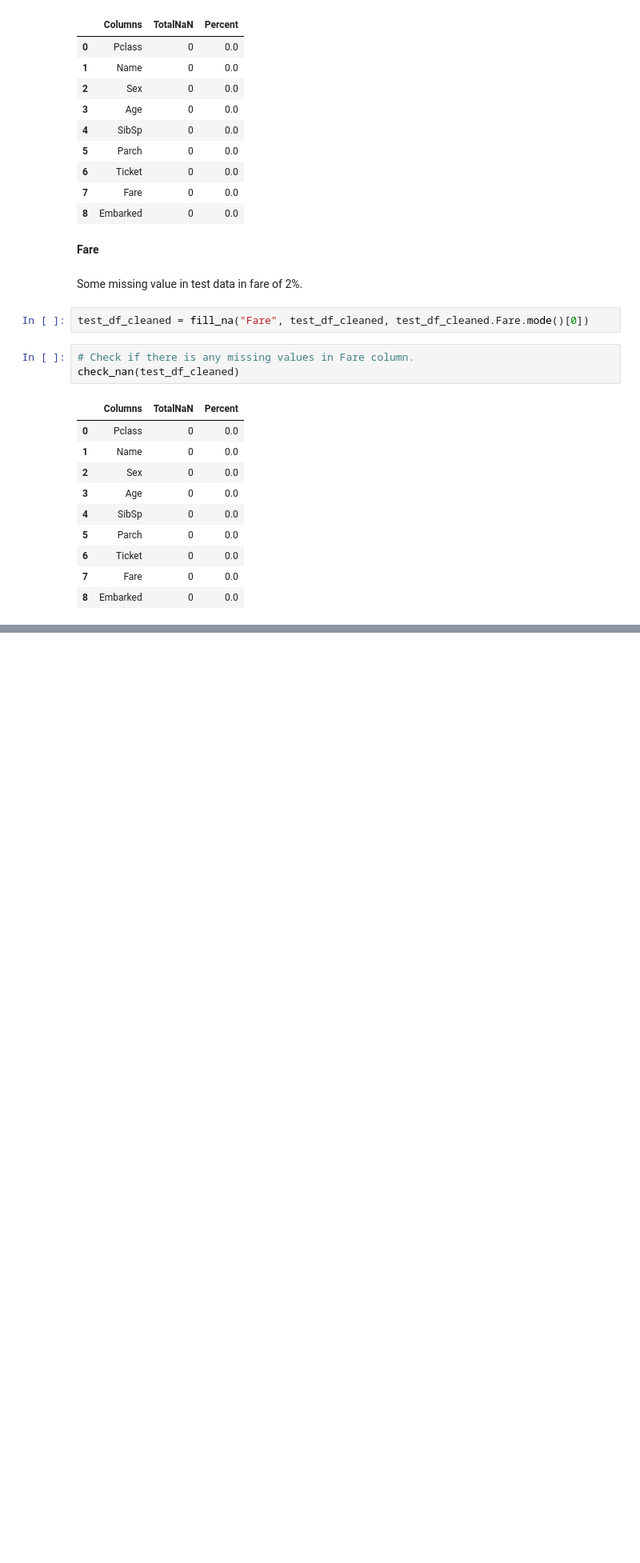
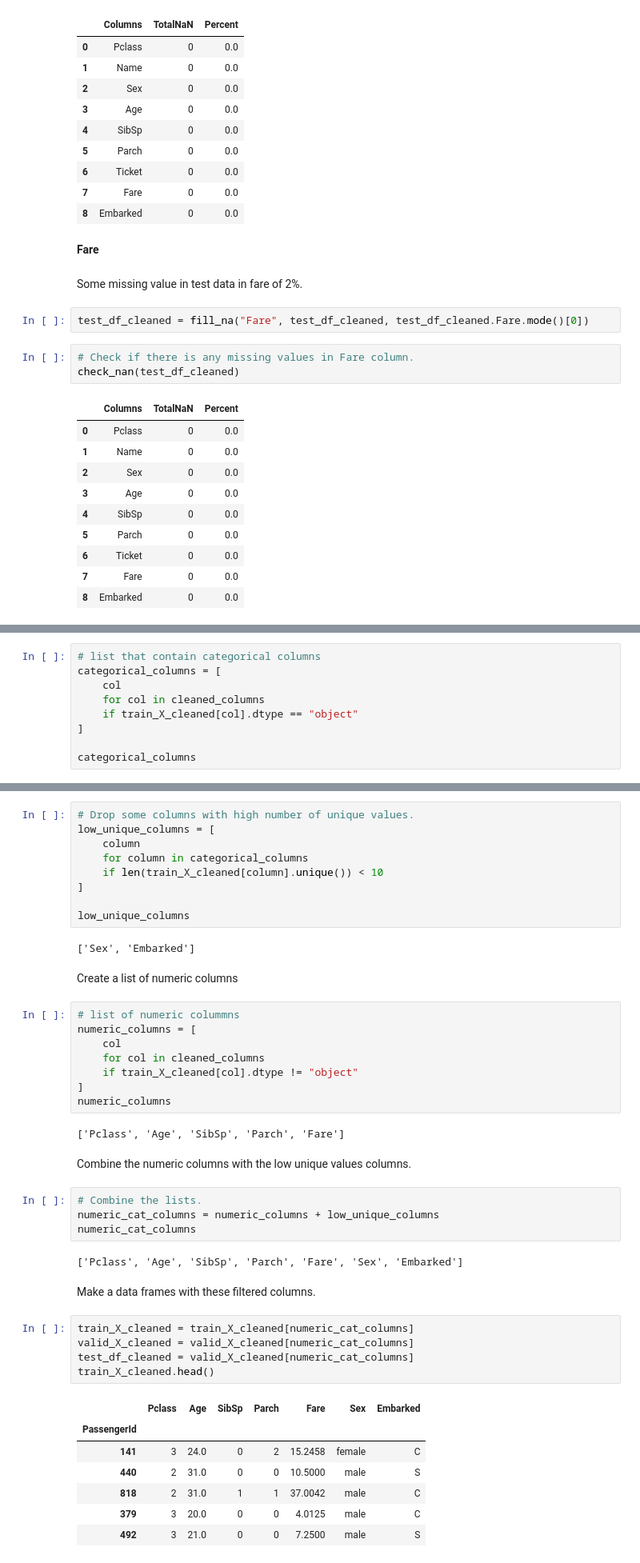
Before and after one commit to denis-spe/Titanic, a Jupyter notebook: Py/py_v1.ipynb, the cells around one changed output, grey strips where cells are left out. Shown: that part at 80% size. Drawn from its saved outputs; the diff is of its cells as text; blank space fills up the shorter version.

Commit message:
Filtered columns with low unique values in py notebook

```diff
--- a/Py/py_v1.ipynb
+++ b/Py/py_v1.ipynb
@@ -668,0 +688,9 @@ check_nan(test_df_cleaned)
+# %%
+# list that contain categorical columns
+categorical_columns = [
+    col
+    for col in cleaned_columns
+    if train_X_cleaned[col].dtype == "object"
+]
+
+categorical_columns
@@ -668,0 +701,46 @@ check_nan(test_df_cleaned)
+# %%
+# Drop some columns with high number of unique values.
+low_unique_columns = [
+    column
+    for column in categorical_columns
+    if len(train_X_cleaned[column].unique()) < 10
+]
+
+low_unique_columns
+# %% [output]
+['Sex', 'Embarked']
+# %% [markdown]
+Create a list of numeric columns
+# %%
+# list of numeric colummns
+numeric_columns = [
+    col
+    for col in cleaned_columns
+    if train_X_cleaned[col].dtype != "object"
+]
+numeric_columns
+# %% [output]
+['Pclass', 'Age', 'SibSp', 'Parch', 'Fare']
+# %% [markdown]
+Combine the numeric columns with the low unique values columns.
+# %%
+# Combine the lists.
+numeric_cat_columns = numeric_columns + low_unique_columns
+numeric_cat_columns
+# %% [output]
+['Pclass', 'Age', 'SibSp', 'Parch', 'Fare', 'Sex', 'Embarked']
+# %% [markdown]
+Make a data frames with these filtered columns.
+# %%
+train_X_cleaned = train_X_cleaned[numeric_cat_columns]
+valid_X_cleaned = valid_X_cleaned[numeric_cat_columns]
+test_df_cleaned = valid_X_cleaned[numeric_cat_columns]
+train_X_cleaned.head()
+# %% [output]
+|  | Pclass | Age | SibSp | Parch | Fare | Sex | Embarked |
+| PassengerId |  |  |  |  |  |  |  |
+| 141 | 3 | 24.0 | 0 | 2 | 15.2458 | female | C |
+| 440 | 2 | 31.0 | 0 | 0 | 10.5000 | male | S |
+| 818 | 2 | 31.0 | 1 | 1 | 37.0042 | male | C |
+| 379 | 3 | 20.0 | 0 | 0 | 4.0125 | male | C |
+| 492 | 3 | 21.0 | 0 | 0 | 7.2500 | male | S |
```
Also changed, not shown: parts of 37 cells of this notebook, 1 other file.
